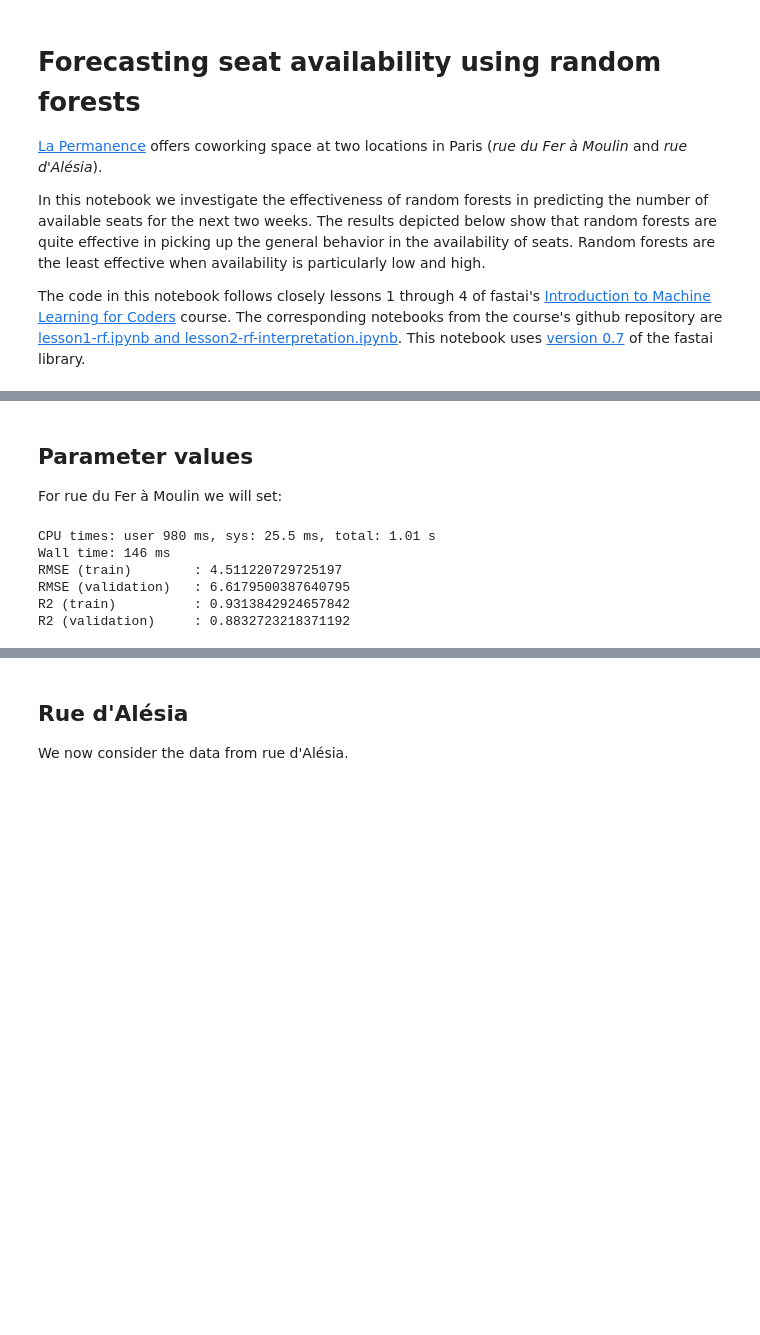
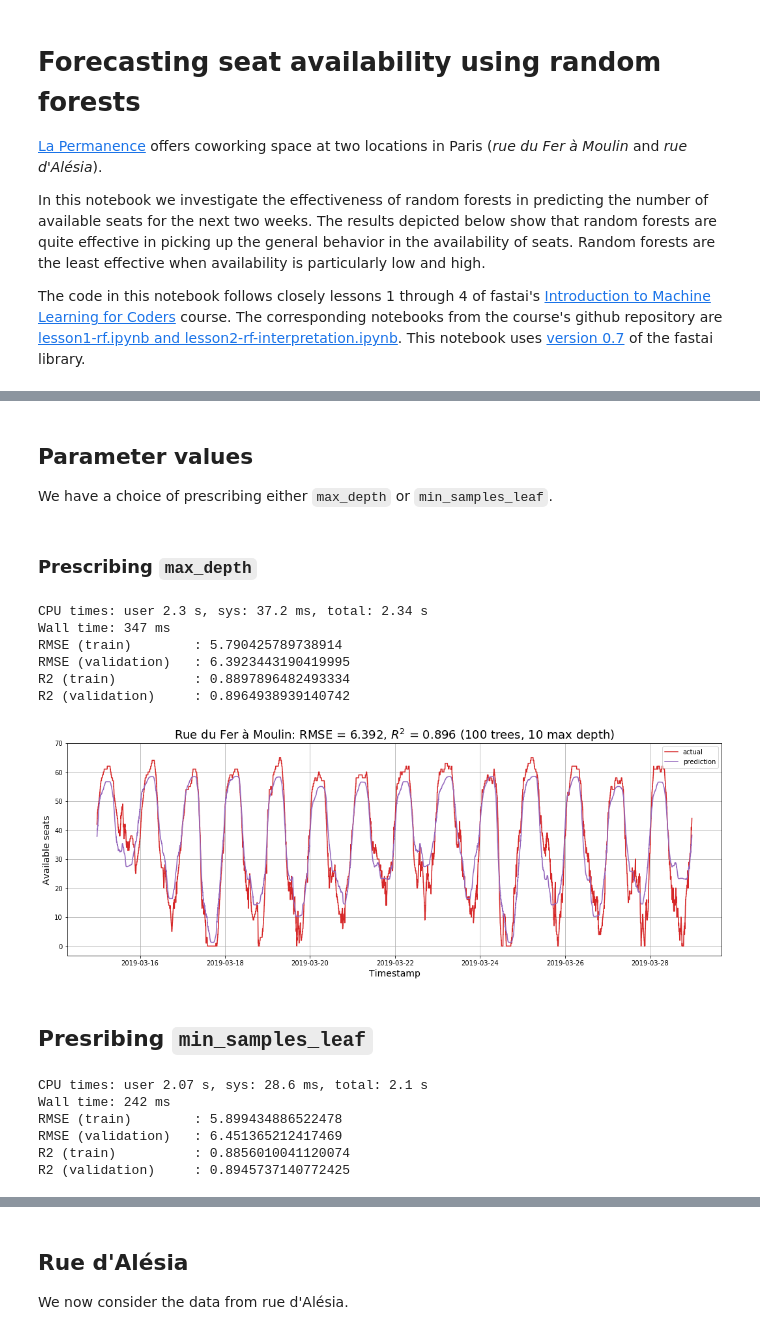
Before and after one commit to antoinechoffrut/la_permanence, a Jupyter notebook: la-permanence-random-forests-forecasting.ipynb, the cells around one changed output, grey strips where cells are left out. Cells and saved outputs as stored; diff of their text form; code cells hidden in the pictures; blank space fills up the shorter version.

```diff
--- a/la-permanence-random-forests-forecasting.ipynb
+++ b/la-permanence-random-forests-forecasting.ipynb
@@ -250,3 +254,0 @@ ax.grid();
-# %% [markdown]
-## Parameter values
-For rue du Fer à Moulin we will set:
@@ -254,0 +255,49 @@ nb_trees, max_features, min_leaves = 100, 15, 50
+# %% [markdown]
+## Parameter values
+We have a choice of prescribing either `max_depth` or `min_samples_leaf`.
+# %% [markdown]
+### Prescribing `max_depth`
+# %%
+n_estimators = 100 # 5 # 100
+max_depth = 10  # 5
+# %%
+m = RandomForestRegressor(n_jobs=-1, n_estimators=n_estimators, max_depth=max_depth)
+%time m.fit(X_train, y_train)
+COL_WIDTH = 20
+print("{0}: {1}".format("RMSE (train)".ljust(COL_WIDTH), rmse(m.predict(X_train), y_train)))
+print("{0}: {1}".format("RMSE (validation)".ljust(COL_WIDTH), rmse(m.predict(X_valid), y_valid)))
+print("{0}: {1}".format("R2 (train)".ljust(COL_WIDTH), m.score(X_train, y_train)))
+print("{0}: {1}".format("R2 (validation)".ljust(COL_WIDTH), m.score(X_valid, y_valid)))
+
+y_predict = m.predict(X_valid)
+# %% [output]
+CPU times: user 2.3 s, sys: 37.2 ms, total: 2.34 s
+Wall time: 347 ms
+RMSE (train)        : 5.790425789738914
+RMSE (validation)   : 6.3923443190419995
+R2 (train)          : 0.8897896482493334
+R2 (validation)     : 0.8964938939140742
+# %%
+fig, ax = plt.subplots(figsize=(18, 6));
+ax.plot(timestamps_valid['timestamp'], y_valid, COL_VALID);
+ax.plot(timestamps_valid['timestamp'], y_predict, COL_PREDICT);
+ax.set_title(
+    "Rue du Fer à Moulin: RMSE = {0:.4g}, $R^2$ = {1:.3g} ({2} trees, {3} max depth)".format(
+        rmse(m.predict(X_valid), y_valid),
+        m.score(X_valid, y_valid),
+        n_estimators,
+        max_depth
+    ),
+    fontsize=18
+);
+
+ax.set_ylabel("Available seats", fontsize=14);
+ax.set_yticks(range(0, 80, 10));
+ax.set_xlabel("Timestamp", fontsize=14);
+ax.legend(['actual', 'prediction'], loc='upper right')
+ax.grid();
+# plt.savefig("moulin-random-forest-forecast-max-depth-{0}.png".format(max_depth));
+# %% [output]
+[figure, added]
+# %% [markdown]
+## Presribing `min_samples_leaf`
@@ -255,5 +307,5 @@ nb_trees, max_features, min_leaves = 100, 15, 50
 # %%
-m = RandomForestRegressor(n_jobs=-1, n_estimators=nb_trees, max_features=max_features, min_samples_leaf=min_leaves)
+m = RandomForestRegressor(n_jobs=-1, n_estimators=n_estimators, min_samples_leaf=min_samples_leaf)
 %time m.fit(X_train, y_train)
 COL_WIDTH = 20
 print("{0}: {1}".format("RMSE (train)".ljust(COL_WIDTH), rmse(m.predict(X_train), y_train)))
@@ -263,12 +315,12 @@ print("{0}: {1}".format("R2 (validation)".ljust(COL_WIDTH), m.score(X_valid, y_v
 
 y_predict = m.predict(X_valid)
 # %% [output]
-CPU times: user 980 ms, sys: 25.5 ms, total: 1.01 s
-Wall time: 146 ms
-RMSE (train)        : 4.511220729725197
-RMSE (validation)   : 6.6179500387640795
-R2 (train)          : 0.9313842924657842
-R2 (validation)     : 0.8832723218371192
+CPU times: user 2.07 s, sys: 28.6 ms, total: 2.1 s
+Wall time: 242 ms
+RMSE (train)        : 5.899434886522478
+RMSE (validation)   : 6.451365212417469
+R2 (train)          : 0.8856010041120074
+R2 (validation)     : 0.8945737140772425
 # %%
 fig, ax = plt.subplots(figsize=(18, 6));
 ax.plot(timestamps_valid['timestamp'], y_valid, COL_VALID);
```
Also changed, not shown: parts of 39 cells of this notebook, 17 other files.
